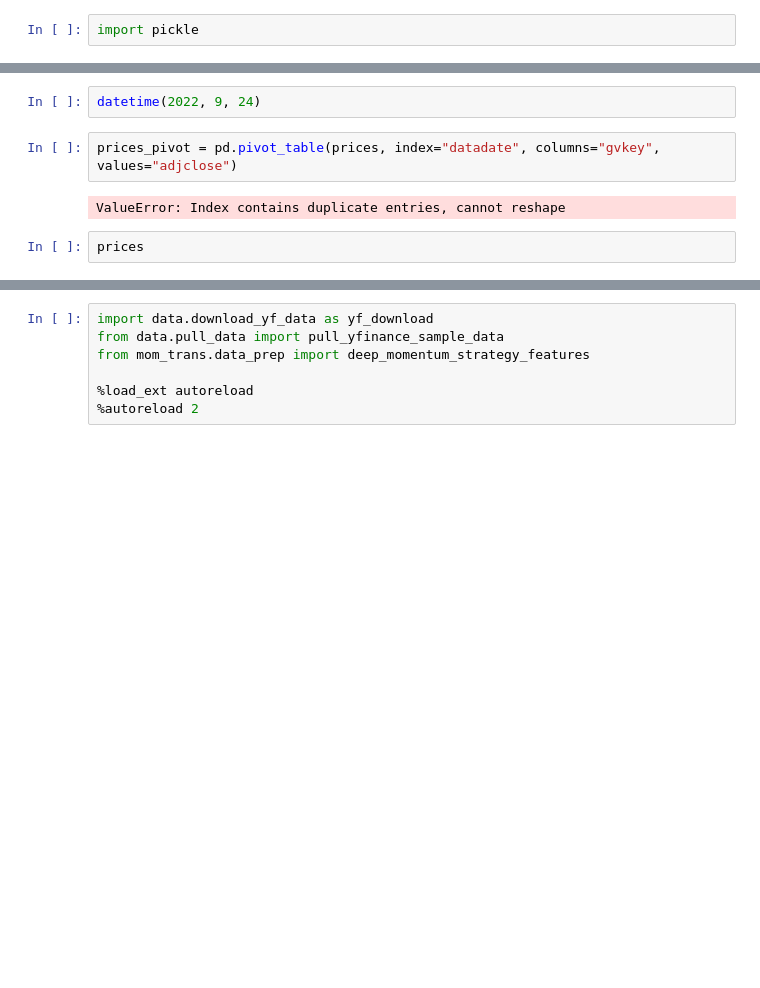
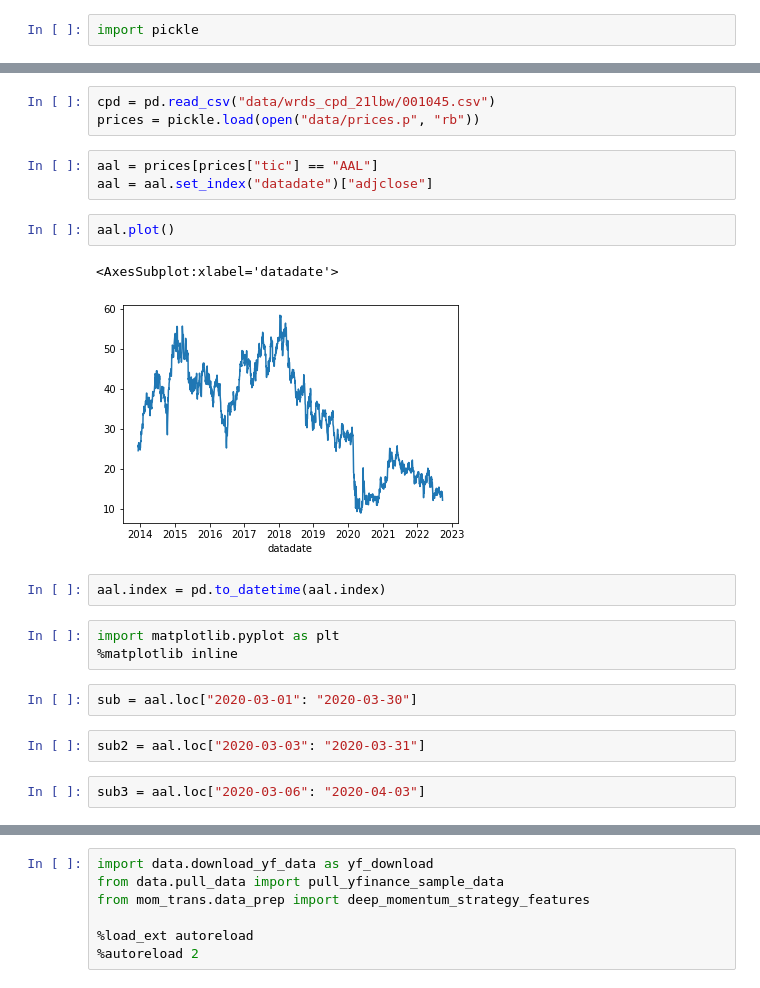
Before and after one commit to joaoromeuferraz/momentum_transformer, a Jupyter notebook: sample.ipynb, the cells around one changed output, grey strips where cells are left out. Drawn from its saved outputs; the diff is of its cells as text; blank space fills up the shorter version.

```diff
--- a/sample.ipynb
+++ b/sample.ipynb
@@ -69,8 +35,22 @@ pickle.dump(prices, open("data/prices.p", "wb"))
-# %%
-datetime(2022, 9, 24)
-# %%
-prices_pivot = pd.pivot_table(prices, index="datadate", columns="gvkey", values="adjclose")
-# %% [output]
-ValueError: Index contains duplicate entries, cannot reshape
-# %%
-prices
+# %%
+cpd = pd.read_csv("data/wrds_cpd_21lbw/001045.csv")
+prices = pickle.load(open("data/prices.p", "rb"))
+# %%
+aal = prices[prices["tic"] == "AAL"]
+aal = aal.set_index("datadate")["adjclose"]
+# %%
+aal.plot()
+# %% [output]
+<AxesSubplot:xlabel='datadate'>
+[figure, added]
+# %%
+aal.index = pd.to_datetime(aal.index)
+# %%
+import matplotlib.pyplot as plt
+%matplotlib inline
+# %%
+sub = aal.loc["2020-03-01": "2020-03-30"]
+# %%
+sub2 = aal.loc["2020-03-03": "2020-03-31"]
+# %%
+sub3 = aal.loc["2020-03-06": "2020-04-03"]
```
Also changed, not shown: parts of 25 cells of this notebook, 4 other files.
